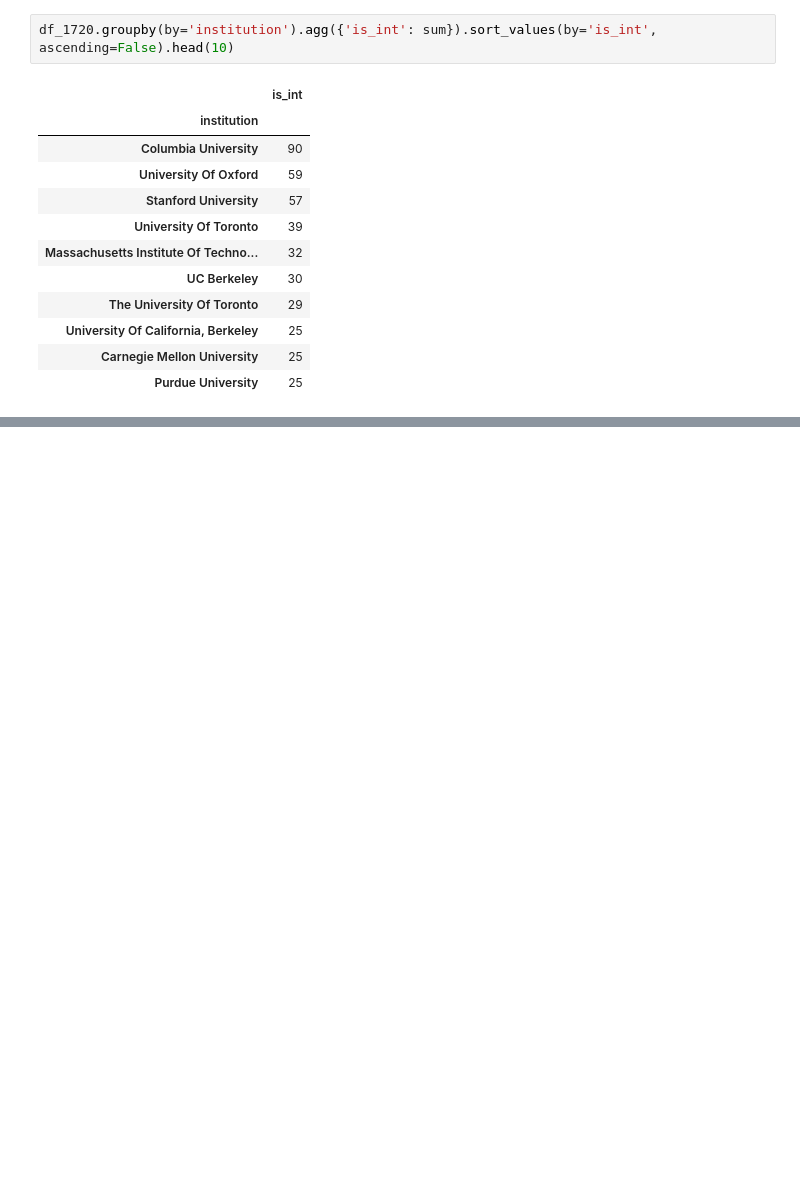
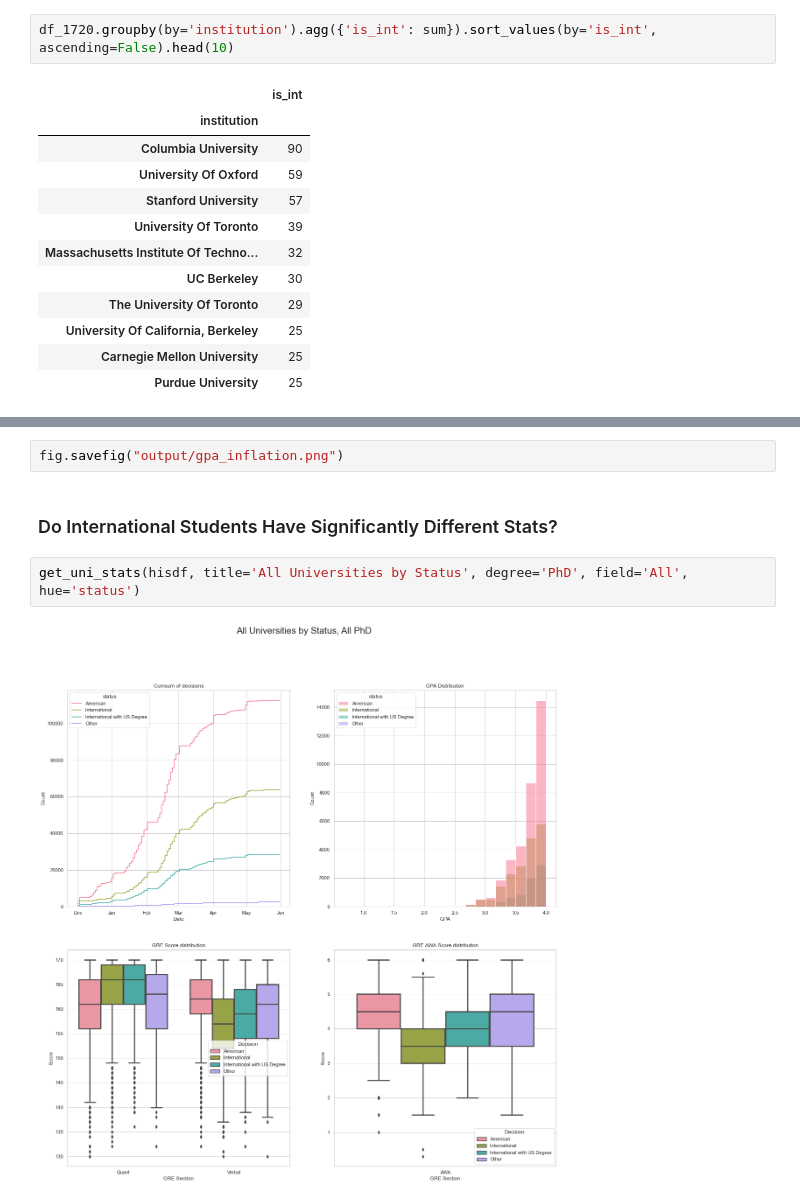
Before and after one commit to jjdelvalle/gradcafe_analysis, a Jupyter notebook: app/GradAnalysis.ipynb, the cells around one changed output, grey strips where cells are left out. Drawn from its saved outputs; the diff is of its cells as text; blank space fills up the shorter version.

```diff
--- a/app/GradAnalysis.ipynb
+++ b/app/GradAnalysis.ipynb
@@ -241,0 +279,8 @@ get_uni_stats(hisdf, title='All Universities', degree='PhD', field='All')
+# %%
+fig.savefig("output/gpa_inflation.png")
+# %% [markdown]
+### Do International Students Have Significantly Different Stats?
+# %%
+get_uni_stats(hisdf, title='All Universities by Status', degree='PhD', field='All', hue='status')
+# %% [output]
+[figure, added]
```
Also changed, not shown: parts of 15 cells of this notebook.
